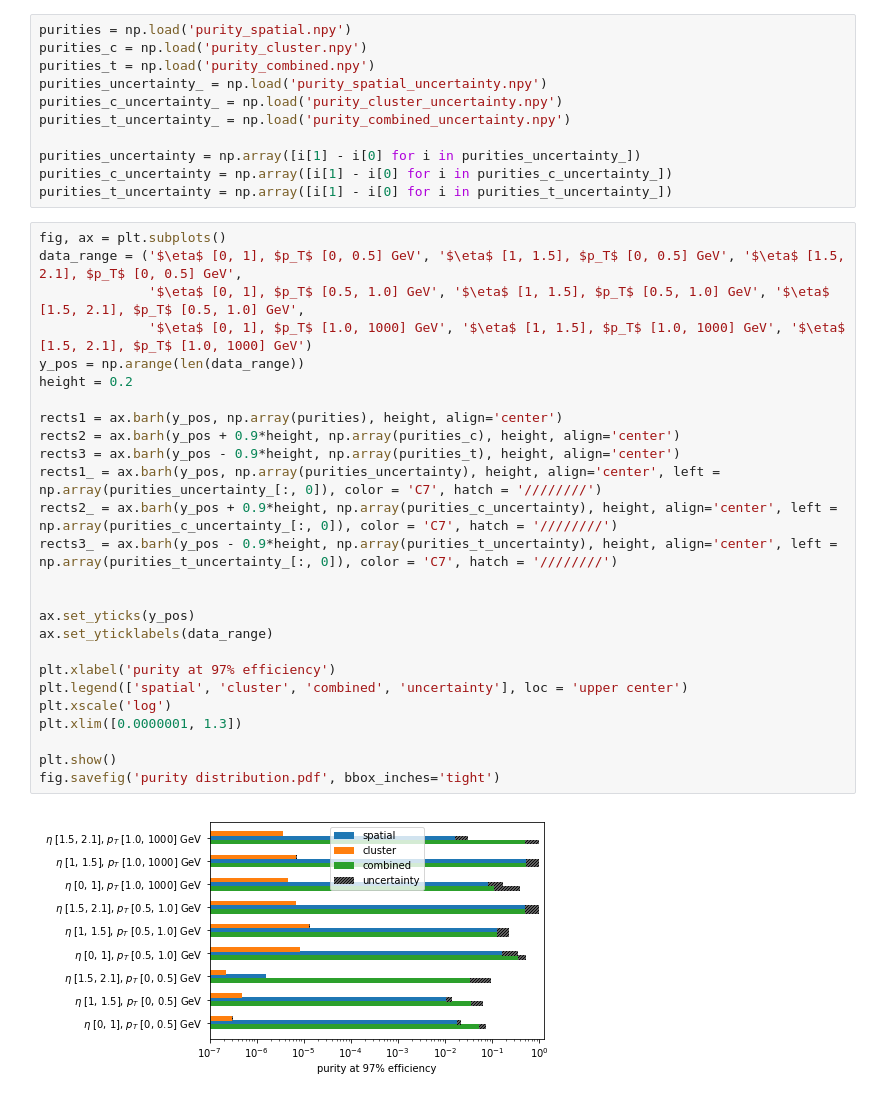
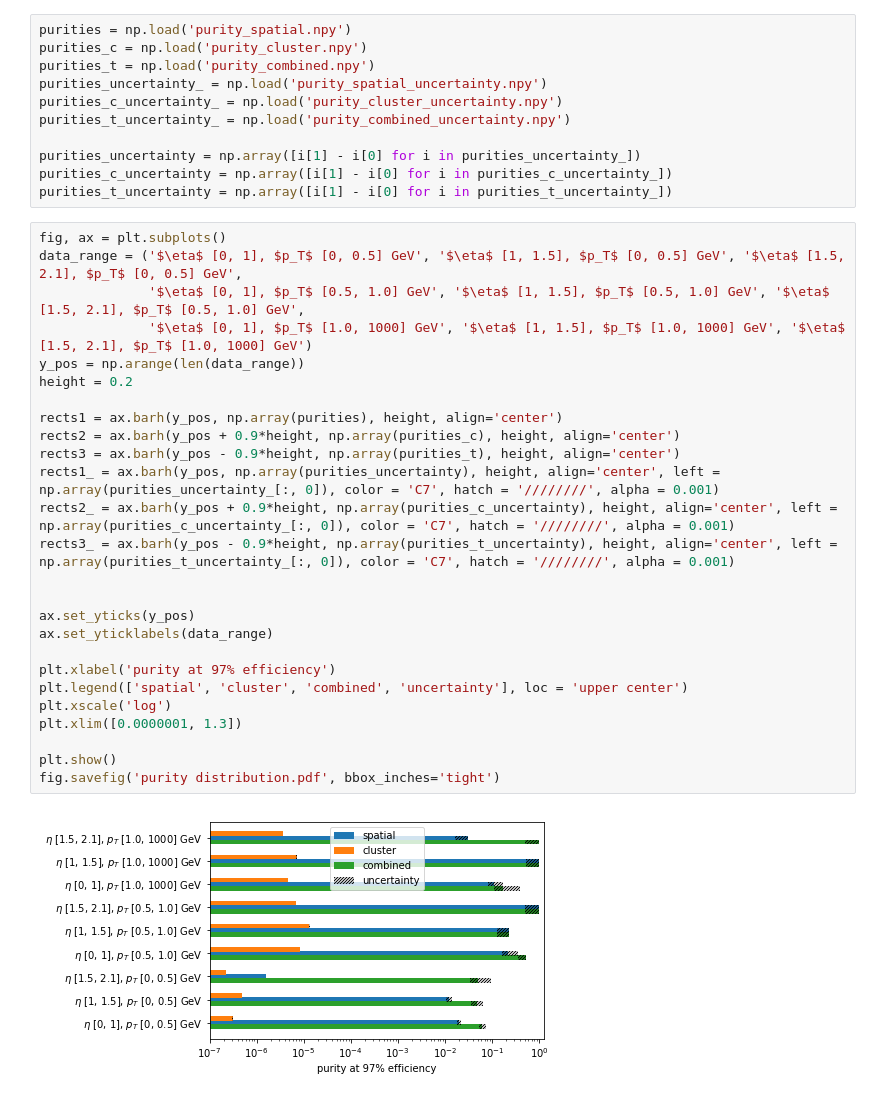
Before and after one commit to jxi24/TrackML, a Jupyter notebook: Results/result.ipynb, the cells around one changed output. Drawn from its saved outputs; the diff is of its cells as text.

```diff
--- a/Results/result.ipynb
+++ b/Results/result.ipynb
@@ -568,28 +568,28 @@ purities_t_uncertainty = np.array([i[1] - i[0] for i in purities_t_uncertainty_]
 # %%
 fig, ax = plt.subplots()
 data_range = ('$\eta$ [0, 1], $p_T$ [0, 0.5] GeV', '$\eta$ [1, 1.5], $p_T$ [0, 0.5] GeV', '$\eta$ [1.5, 2.1], $p_T$ [0, 0.5] GeV',
               '$\eta$ [0, 1], $p_T$ [0.5, 1.0] GeV', '$\eta$ [1, 1.5], $p_T$ [0.5, 1.0] GeV', '$\eta$ [1.5, 2.1], $p_T$ [0.5, 1.0] GeV',
               '$\eta$ [0, 1], $p_T$ [1.0, 1000] GeV', '$\eta$ [1, 1.5], $p_T$ [1.0, 1000] GeV', '$\eta$ [1.5, 2.1], $p_T$ [1.0, 1000] GeV')
 y_pos = np.arange(len(data_range))
 height = 0.2
 
 rects1 = ax.barh(y_pos, np.array(purities), height, align='center')
 rects2 = ax.barh(y_pos + 0.9*height, np.array(purities_c), height, align='center')
 rects3 = ax.barh(y_pos - 0.9*height, np.array(purities_t), height, align='center')
-rects1_ = ax.barh(y_pos, np.array(purities_uncertainty), height, align='center', left = np.array(purities_uncertainty_[:, 0]), color = 'C7', hatch = '////////')
-rects2_ = ax.barh(y_pos + 0.9*height, np.array(purities_c_uncertainty), height, align='center', left = np.array(purities_c_uncertainty_[:, 0]), color = 'C7', hatch = '////////')
-rects3_ = ax.barh(y_pos - 0.9*height, np.array(purities_t_uncertainty), height, align='center', left = np.array(purities_t_uncertainty_[:, 0]), color = 'C7', hatch = '////////')
+rects1_ = ax.barh(y_pos, np.array(purities_uncertainty), height, align='center', left = np.array(purities_uncertainty_[:, 0]), color = 'C7', hatch = '////////', alpha = 0.001)
+rects2_ = ax.barh(y_pos + 0.9*height, np.array(purities_c_uncertainty), height, align='center', left = np.array(purities_c_uncertainty_[:, 0]), color = 'C7', hatch = '////////', alpha = 0.001)
+rects3_ = ax.barh(y_pos - 0.9*height, np.array(purities_t_uncertainty), height, align='center', left = np.array(purities_t_uncertainty_[:, 0]), color = 'C7', hatch = '////////', alpha = 0.001)
 
 
 ax.set_yticks(y_pos)
 ax.set_yticklabels(data_range)
 
 plt.xlabel('purity at 97% efficiency')
 plt.legend(['spatial', 'cluster', 'combined', 'uncertainty'], loc = 'upper center')
 plt.xscale('log')
 plt.xlim([0.0000001, 1.3])
 
 plt.show()
 fig.savefig('purity distribution.pdf', bbox_inches='tight')
 # %% [output]
-[figure, old version]
+[figure, new version]
```
Also changed, not shown: parts of 1 cell of this notebook, 2 other files.
